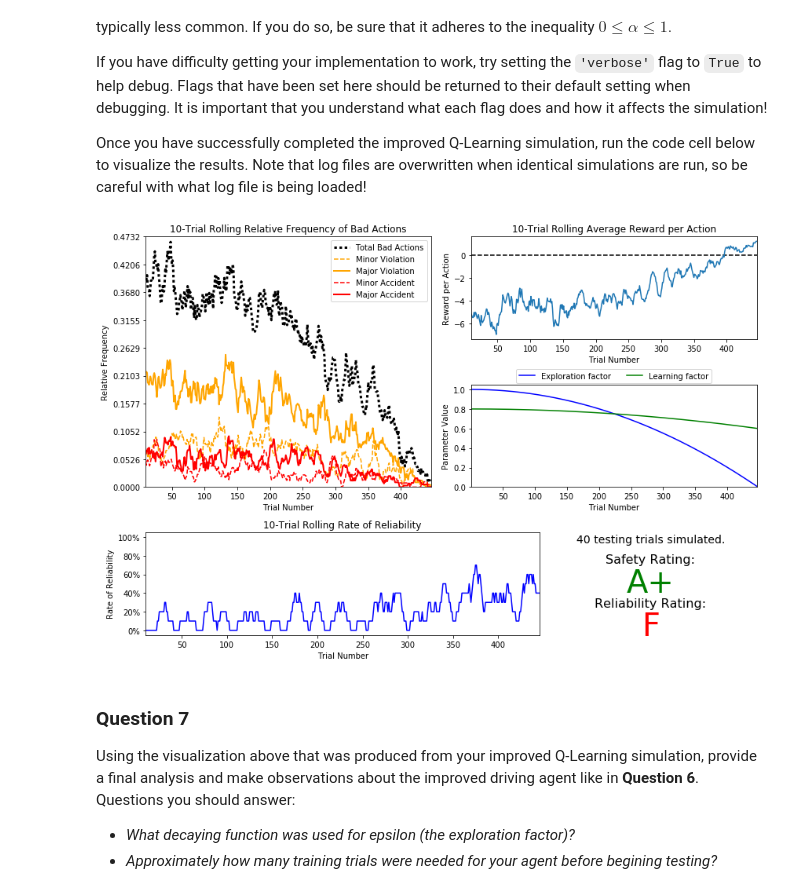
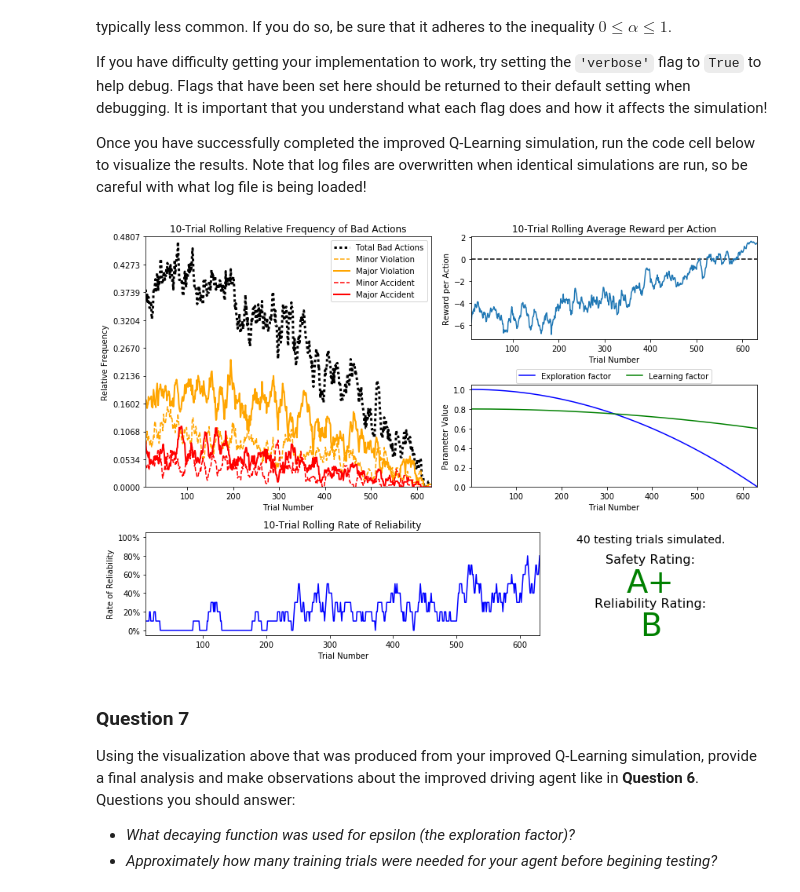
Before and after one commit to skamkar/joyride, a Jupyter notebook: smartcab.ipynb, the cells around one changed output. Cells and saved outputs as stored; diff of their text form; code cells hidden in the pictures.

```diff
--- a/smartcab.ipynb
+++ b/smartcab.ipynb
@@ -276,9 +276,9 @@ If you have difficulty getting your implementation to work, try setting the `'ve
 Once you have successfully completed the improved Q-Learning simulation, run the code cell below to visualize the results. Note that log files are overwritten when identical simulations are run, so be careful with what log file is being loaded!
 # %%
 # Load the 'sim_improved-learning' file from the improved Q-Learning simulation
-vs.plot_trials('../logs-snapshots/sim_improved-learning.csv')
+vs.plot_trials('sim_improved-learning_saved.csv')
 # %% [output]
-[figure, old version]
+[figure, new version]
 # %% [markdown]
 ### Question 7
 Using the visualization above that was produced from your improved Q-Learning simulation, provide a final analysis and make observations about the improved driving agent like in **Question 6**. Questions you should answer:
```
Also changed, not shown: parts of 3 cells of this notebook, 6 other files.
